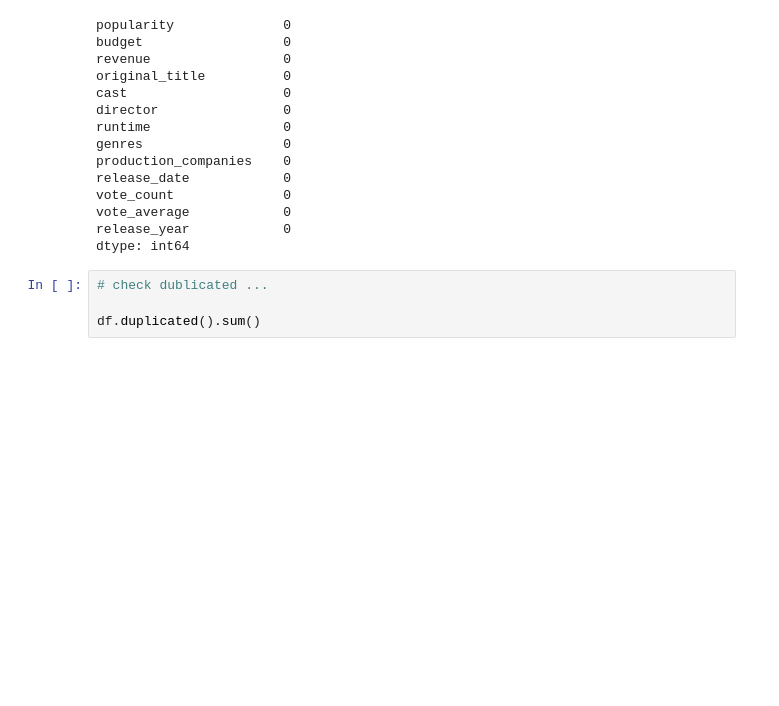
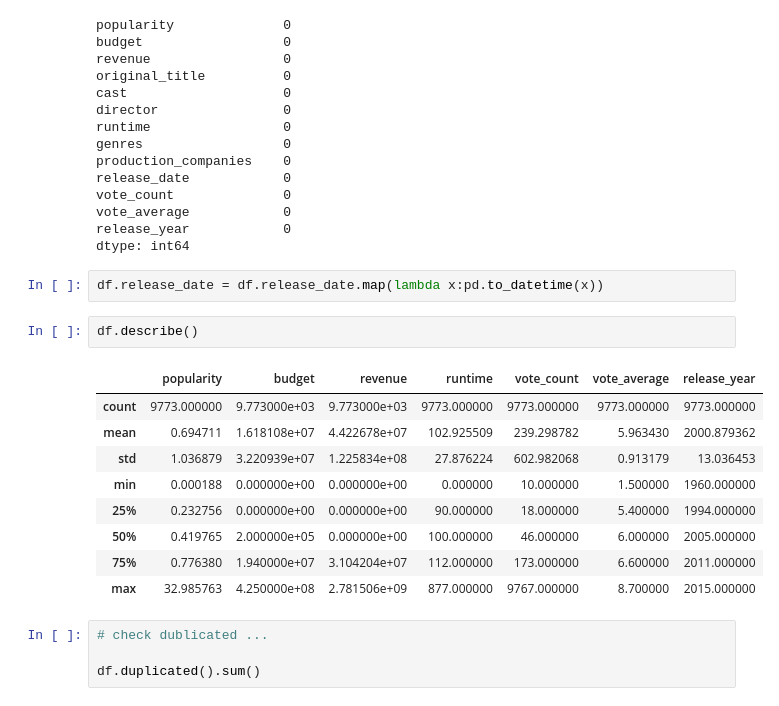
Before and after one commit to AbdulwhabDev/Project_2_DAND, a Jupyter notebook: Project_2_template.ipynb, the cells around one changed output. Cells and saved outputs as stored; diff of their text form; blank space fills up the shorter version.

```diff
--- a/Project_2_template.ipynb
+++ b/Project_2_template.ipynb
@@ -164,6 +167,20 @@ vote_count              0
 vote_average            0
 release_year            0
 dtype: int64
+# %%
+df.release_date = df.release_date.map(lambda x:pd.to_datetime(x))
+# %%
+df.describe()
+# %% [output]
+|  | popularity | budget | revenue | runtime | vote_count | vote_average | release_year |
+| count | 9773.000000 | 9.773000e+03 | 9.773000e+03 | 9773.000000 | 9773.000000 | 9773.000000 | 9773.000000 |
+| mean | 0.694711 | 1.618108e+07 | 4.422678e+07 | 102.925509 | 239.298782 | 5.963430 | 2000.879362 |
+| std | 1.036879 | 3.220939e+07 | 1.225834e+08 | 27.876224 | 602.982068 | 0.913179 | 13.036453 |
+| min | 0.000188 | 0.000000e+00 | 0.000000e+00 | 0.000000 | 10.000000 | 1.500000 | 1960.000000 |
+| 25% | 0.232756 | 0.000000e+00 | 0.000000e+00 | 90.000000 | 18.000000 | 5.400000 | 1994.000000 |
+| 50% | 0.419765 | 2.000000e+05 | 0.000000e+00 | 100.000000 | 46.000000 | 6.000000 | 2005.000000 |
+| 75% | 0.776380 | 1.940000e+07 | 3.104204e+07 | 112.000000 | 173.000000 | 6.600000 | 2011.000000 |
+| max | 32.985763 | 4.250000e+08 | 2.781506e+09 | 877.000000 | 9767.000000 | 8.700000 | 2015.000000 |
 # %%
 # check dublicated ...
 
```
Also changed, not shown: parts of 18 cells of this notebook.
